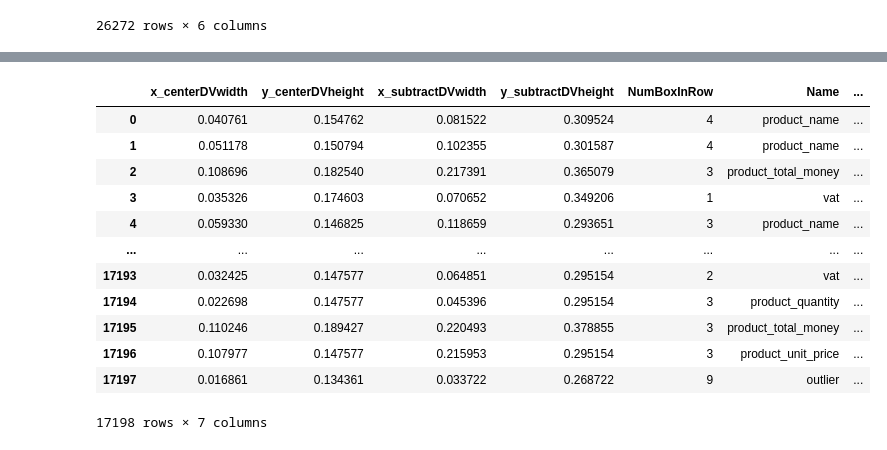
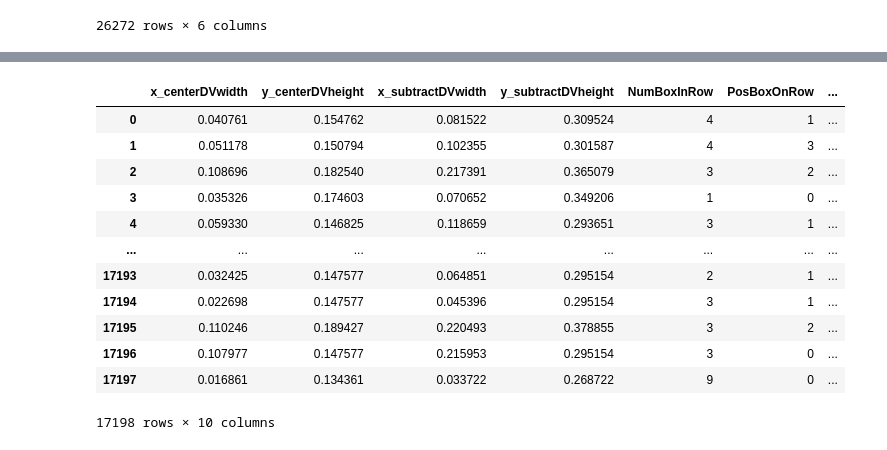
Before and after one commit to khanhung2104/Boosting-classification-of-bounding-boxes, a Jupyter notebook: Random Forest.ipynb, the cells around one changed output, grey strips where cells are left out. Drawn from its saved outputs; the diff is of its cells as text; code cells hidden in the pictures.

```diff
--- a/Random Forest.ipynb
+++ b/Random Forest.ipynb
@@ -293,7 +380,8 @@ def create_newdf(df, X_df):
 # %%
 new_df_cl = create_newdf(df_classification, X_classification)
 new_df_cl = new_df_cl.assign(NumBoxInRow = create_list_sameline())
-
+new_df_cl = new_df_cl.assign(PosBoxOnRow = create_list_posline())
+new_df_cl = new_df_cl.assign(PrevDis = get_all_prev_dis())
 new_df_cl
 # %% [output]
 |  | x_centerDVwidth | y_centerDVheight | x_subtractDVwidth | y_subtractDVheight | count | Name | ... |
@@ -382,20 +470,21 @@ a
 # %%
 new_df_cl = new_df_cl.assign(FeaturedClass = a)
 
 
-new_df_cl = new_df_cl[['x_centerDVwidth','y_centerDVheight','x_subtractDVwidth','y_subtractDVheight','NumBoxInRow','Name','FeaturedClass']]
+new_df_cl = new_df_cl[['x_centerDVwidth','y_centerDVheight','x_subtractDVwidth','y_subtractDVheight','NumBoxInRow','PosBoxOnRow','count','PrevDis','Name','FeaturedClass']]
+
 new_df_cl
 # %% [output]
-|  | x_centerDVwidth | y_centerDVheight | x_subtractDVwidth | y_subtractDVheight | NumBoxInRow | Name | ... |
-| 0 | 0.040761 | 0.154762 | 0.081522 | 0.309524 | 4 | product_name | ... |
-| 1 | 0.051178 | 0.150794 | 0.102355 | 0.301587 | 4 | product_name | ... |
-| 2 | 0.108696 | 0.182540 | 0.217391 | 0.365079 | 3 | product_total_money | ... |
-| 3 | 0.035326 | 0.174603 | 0.070652 | 0.349206 | 1 | vat | ... |
-| 4 | 0.059330 | 0.146825 | 0.118659 | 0.293651 | 3 | product_name | ... |
+|  | x_centerDVwidth | y_centerDVheight | x_subtractDVwidth | y_subtractDVheight | NumBoxInRow | PosBoxOnRow | ... |
+| 0 | 0.040761 | 0.154762 | 0.081522 | 0.309524 | 4 | 1 | ... |
+| 1 | 0.051178 | 0.150794 | 0.102355 | 0.301587 | 4 | 3 | ... |
+| 2 | 0.108696 | 0.182540 | 0.217391 | 0.365079 | 3 | 2 | ... |
+| 3 | 0.035326 | 0.174603 | 0.070652 | 0.349206 | 1 | 0 | ... |
+| 4 | 0.059330 | 0.146825 | 0.118659 | 0.293651 | 3 | 1 | ... |
 | ... | ... | ... | ... | ... | ... | ... | ... |
-| 17193 | 0.032425 | 0.147577 | 0.064851 | 0.295154 | 2 | vat | ... |
-| 17194 | 0.022698 | 0.147577 | 0.045396 | 0.295154 | 3 | product_quantity | ... |
-| 17195 | 0.110246 | 0.189427 | 0.220493 | 0.378855 | 3 | product_total_money | ... |
-| 17196 | 0.107977 | 0.147577 | 0.215953 | 0.295154 | 3 | product_unit_price | ... |
-| 17197 | 0.016861 | 0.134361 | 0.033722 | 0.268722 | 9 | outlier | ... |
+| 17193 | 0.032425 | 0.147577 | 0.064851 | 0.295154 | 2 | 1 | ... |
+| 17194 | 0.022698 | 0.147577 | 0.045396 | 0.295154 | 3 | 1 | ... |
+| 17195 | 0.110246 | 0.189427 | 0.220493 | 0.378855 | 3 | 2 | ... |
+| 17196 | 0.107977 | 0.147577 | 0.215953 | 0.295154 | 3 | 0 | ... |
+| 17197 | 0.016861 | 0.134361 | 0.033722 | 0.268722 | 9 | 0 | ... |
-17198 rows × 7 columns
+17198 rows × 10 columns
```
Also changed, not shown: parts of 11 cells of this notebook.
